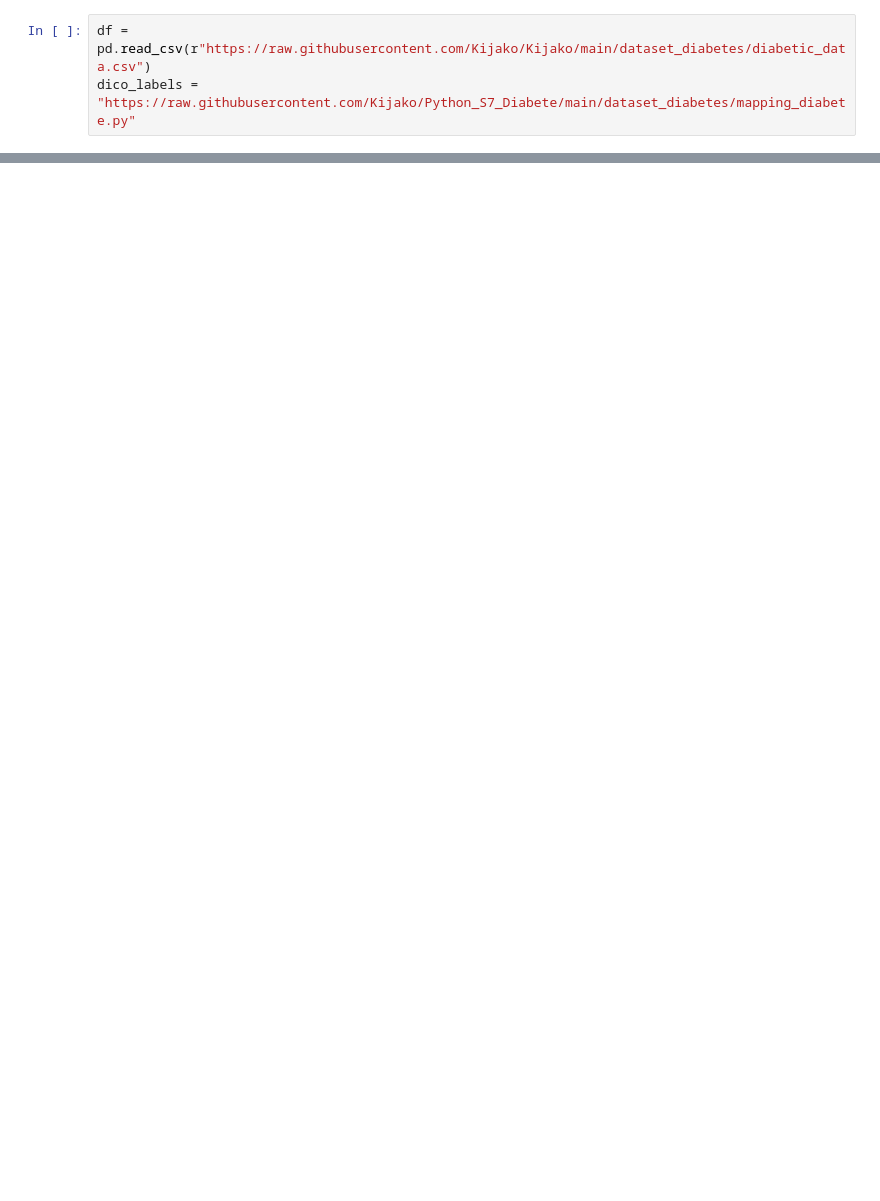
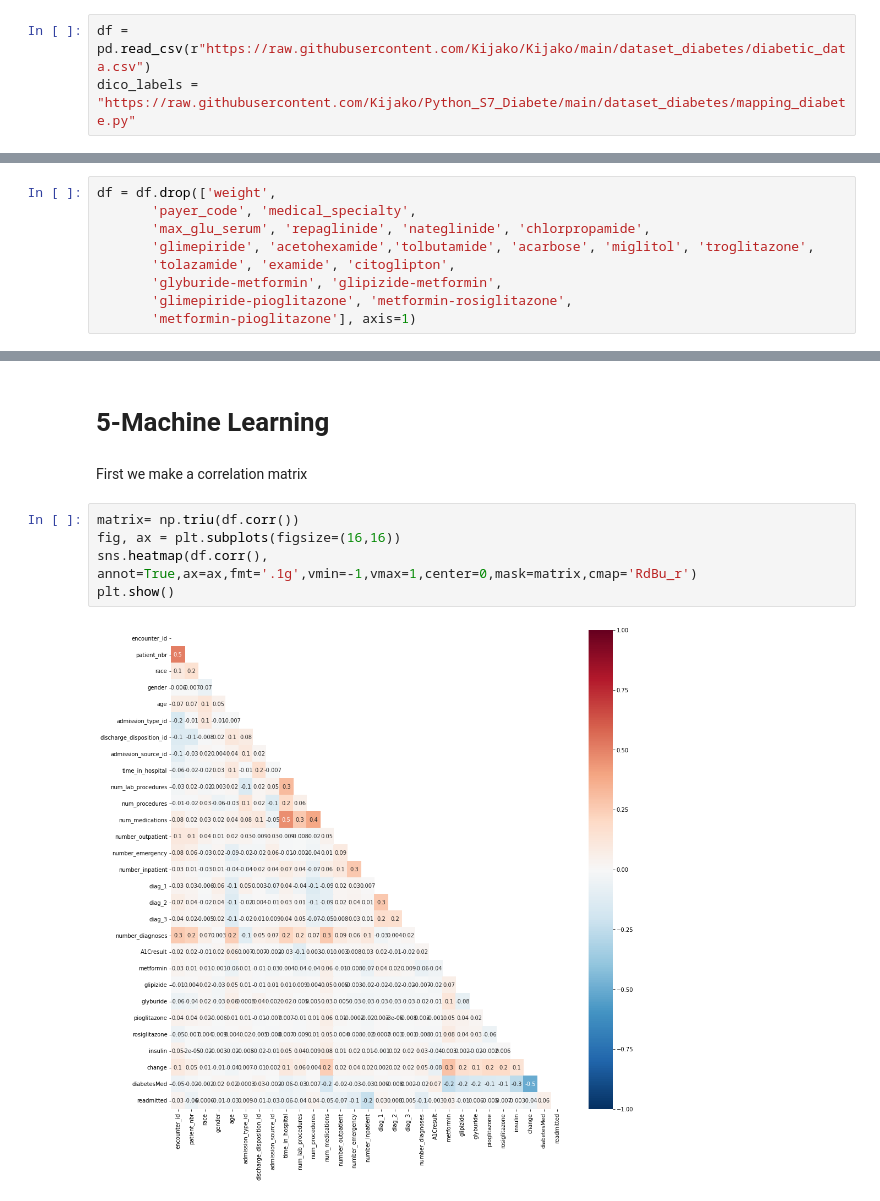
Before and after one commit to Kijako/Python_S7_Diabete, a Jupyter notebook: Projet.ipynb, the cells around one changed output, grey strips where cells are left out. Drawn from its saved outputs; the diff is of its cells as text; blank space fills up the shorter version.

```diff
--- a/Projet.ipynb
+++ b/Projet.ipynb
@@ -136,0 +416,9 @@ df.readmitted.value_counts().plot(kind='pie', autopct = lambda x: str(round(x, 2
+# %%
+df = df.drop(['weight',
+       'payer_code', 'medical_specialty',
+       'max_glu_serum', 'repaglinide', 'nateglinide', 'chlorpropamide',
+       'glimepiride', 'acetohexamide','tolbutamide', 'acarbose', 'miglitol', 'troglitazone',
+       'tolazamide', 'examide', 'citoglipton',
+       'glyburide-metformin', 'glipizide-metformin',
+       'glimepiride-pioglitazone', 'metformin-rosiglitazone',
+       'metformin-pioglitazone'], axis=1)
@@ -136,0 +514,13 @@ df.readmitted.value_counts().plot(kind='pie', autopct = lambda x: str(round(x, 2
+# %% [markdown]
+
+
+# 5-Machine Learning
+# %% [markdown]
+First we make a correlation matrix
+# %%
+matrix= np.triu(df.corr())
+fig, ax = plt.subplots(figsize=(16,16))
+sns.heatmap(df.corr(), annot=True,ax=ax,fmt='.1g',vmin=-1,vmax=1,center=0,mask=matrix,cmap='RdBu_r')
+plt.show()
+# %% [output]
+[figure, added]
```
Also changed, not shown: parts of 75 cells of this notebook.
